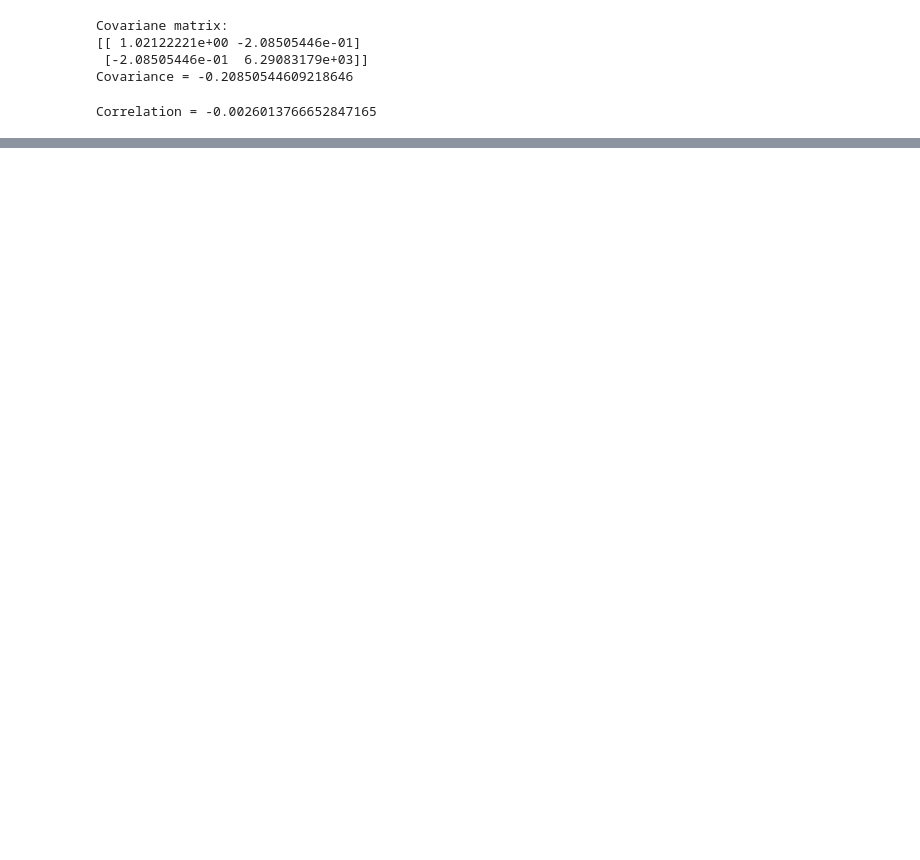
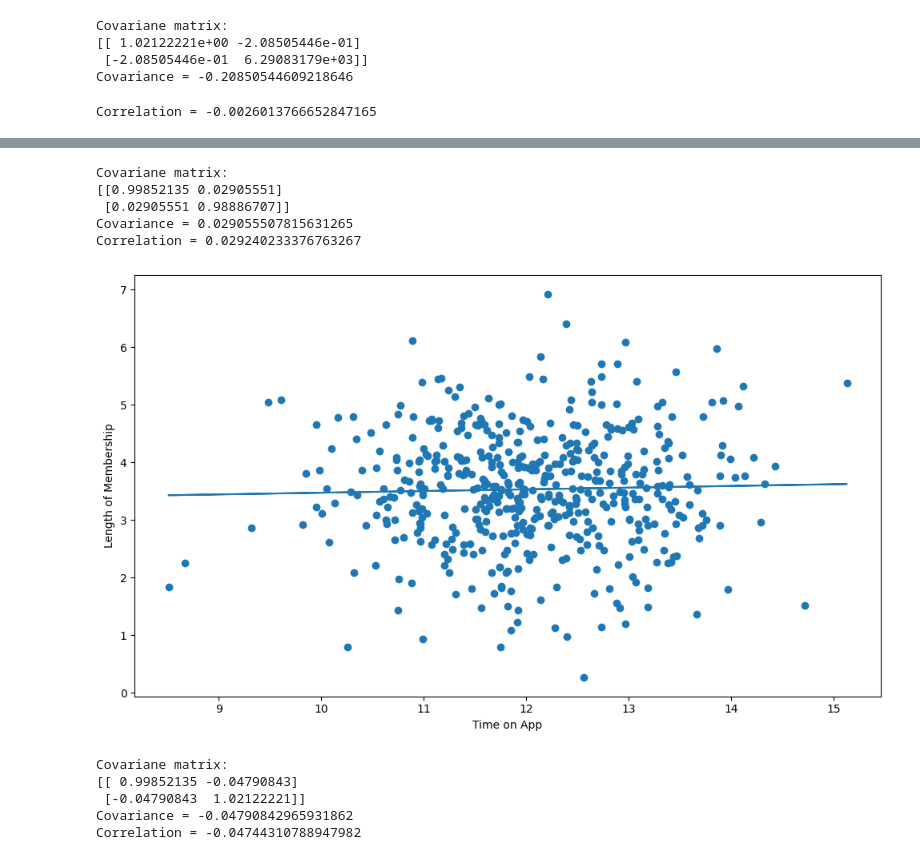
Before and after one commit to Uric01/data_science, a Jupyter notebook: ecommerce-customer-data.ipynb, the cells around one changed output, grey strips where cells are left out. Cells and saved outputs as stored; diff of their text form; code cells hidden in the pictures; blank space fills up the shorter version.

```diff
--- a/ecommerce-customer-data.ipynb
+++ b/ecommerce-customer-data.ipynb
@@ -173,0 +180,34 @@ plt.show()
+# %%
+#Before we go, how impactful is Length of Membership on Time on App, Time on Website, and Yearly Spent Amount?
+
+print(f"Covariane matrix:\n{np.cov(df2['Length of Membership'], df2['Time on App'])}")
+print(f"Covariance = {np.cov(df2['Length of Membership'], df2['Time on App'])[0,1]}")
+print(f"Correlation = {np.corrcoef(df2['Length of Membership'], df2['Time on App'])[0,1]}")
+# %% [output]
+Covariane matrix:
+[[0.99852135 0.02905551]
+ [0.02905551 0.98886707]]
+Covariance = 0.029055507815631265
+Correlation = 0.029240233376763267
+# %%
+plt.figure(figsize = (10,6))
+plt.scatter(df2['Time on App'],df2['Length of Membership'])
+plt.xlabel('Time on App')
+plt.ylabel('Length of Membership')
+m, b = np.polyfit(df2['Time on App'], df2['Length of Membership'], 1)
+plt.plot(df2['Time on App'], m*df2['Time on App']+b)
+plt.tight_layout()
+plt.show()
+# %% [output]
+[figure, added]
+# %%
+#Length of Membership vs Time on Website
+print(f"Covariane matrix:\n{np.cov(df2['Length of Membership'], df2['Time on Website'])}")
+print(f"Covariance = {np.cov(df2['Length of Membership'], df2['Time on Website'])[0,1]}")
+print(f"Correlation = {np.corrcoef(df2['Length of Membership'], df2['Time on Website'])[0,1]}")
+# %% [output]
+Covariane matrix:
+[[ 0.99852135 -0.04790843]
+ [-0.04790843  1.02122221]]
+Covariance = -0.04790842965931862
+Correlation = -0.04744310788947982
```
Also changed, not shown: parts of 5 cells of this notebook.
